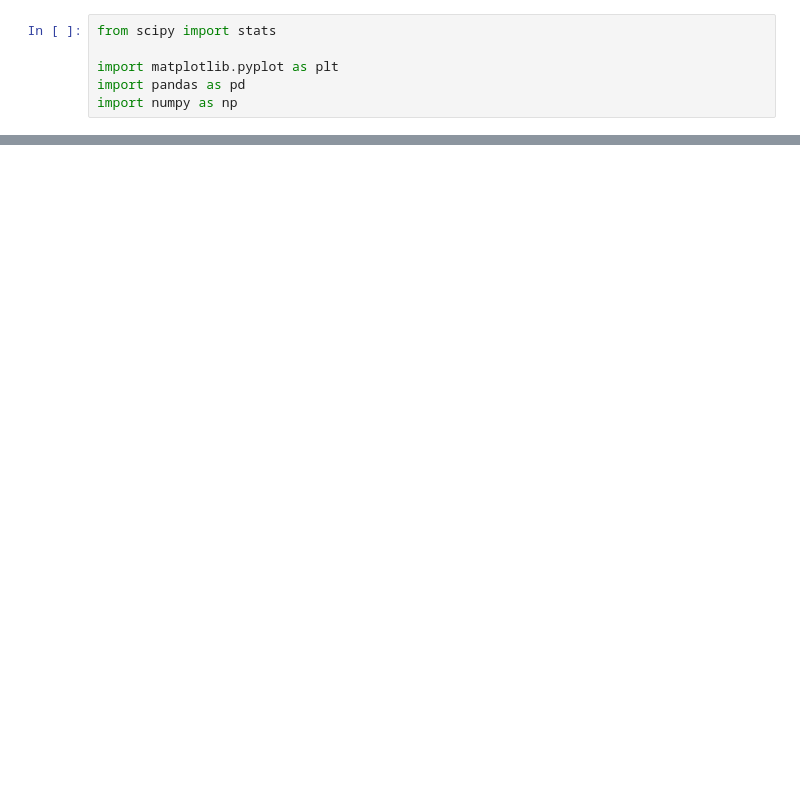
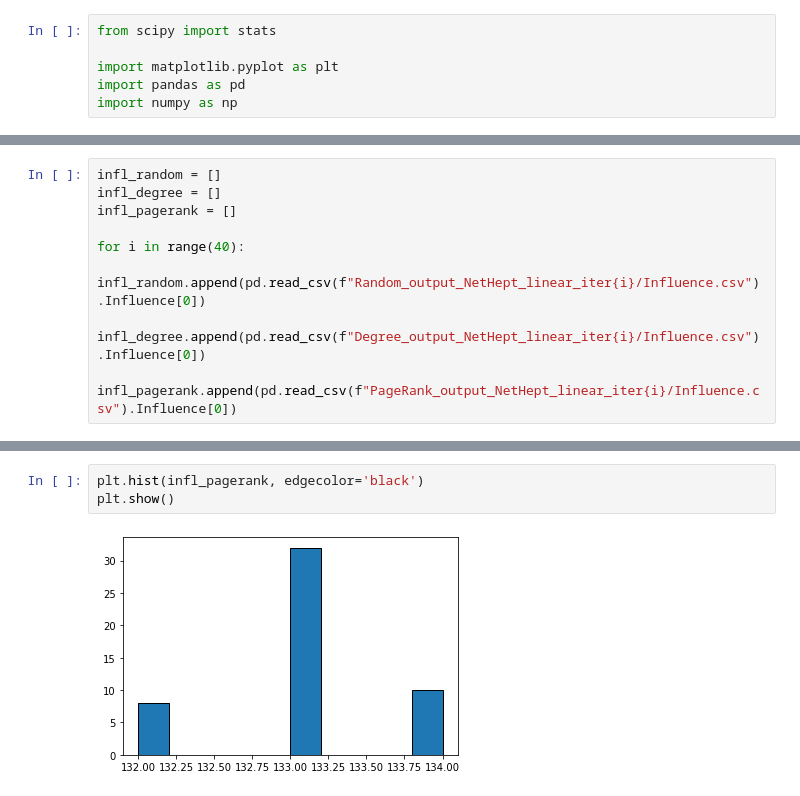
Before and after one commit to mfm92/Reproducibility_TopK, a Jupyter notebook: stats_test.ipynb, the cells around one changed output, grey strips where cells are left out. Drawn from its saved outputs; the diff is of its cells as text; blank space fills up the shorter version.

```diff
--- a/stats_test.ipynb
+++ b/stats_test.ipynb
@@ -17,0 +81,9 @@ alternative idea: run same setting multiple times... compare for seed sizes (che
+# %%
+infl_random = []
+infl_degree = []
+infl_pagerank = []
+
+for i in range(40):
+    infl_random.append(pd.read_csv(f"Random_output_NetHept_linear_iter{i}/Influence.csv").Influence[0])
+    infl_degree.append(pd.read_csv(f"Degree_output_NetHept_linear_iter{i}/Influence.csv").Influence[0])
+    infl_pagerank.append(pd.read_csv(f"PageRank_output_NetHept_linear_iter{i}/Influence.csv").Influence[0])
@@ -17,0 +104,5 @@ alternative idea: run same setting multiple times... compare for seed sizes (che
+# %%
+plt.hist(infl_pagerank, edgecolor='black')
+plt.show()
+# %% [output]
+[figure, added]
```
Also changed, not shown: parts of 22 cells of this notebook, 20 other files.
